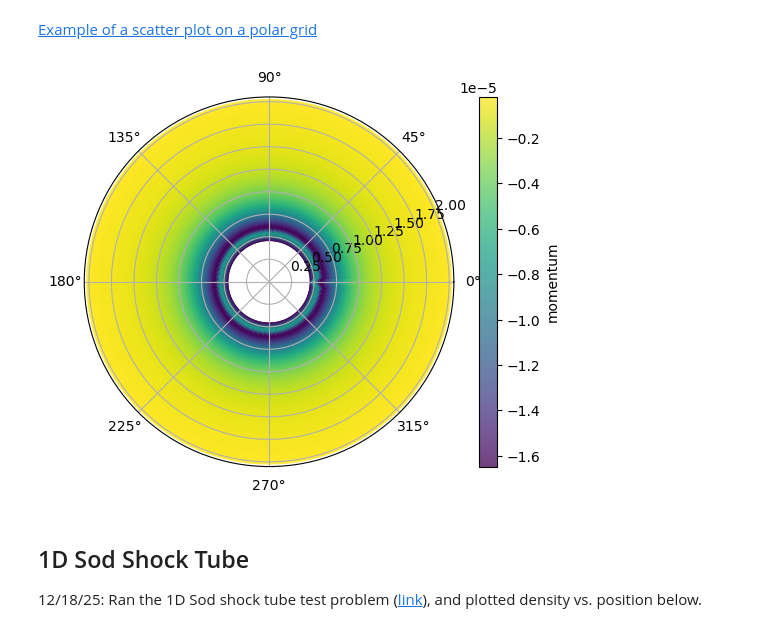
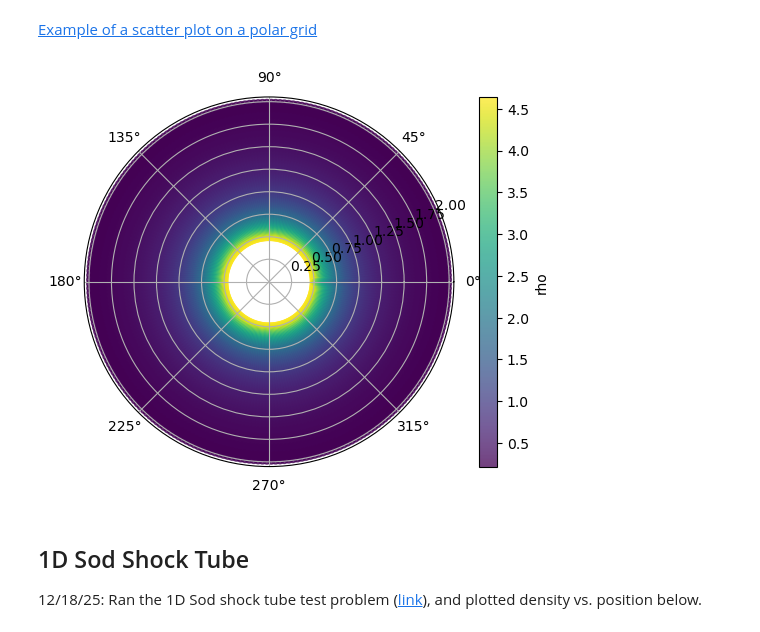
Before and after one commit to Jupiter1994/athena-warps, a Jupyter notebook: athena-results.ipynb, the cells around one changed output. Drawn from its saved outputs; the diff is of its cells as text; code cells hidden in the pictures.

```diff
--- a/athena-results.ipynb
+++ b/athena-results.ipynb
@@ -13,5 +13,5 @@ import matplotlib.cm as cm
 # %%
-file_path = "disk.out1.00001.athdf"
+file_path = "disk.out1.00143.athdf"
 
 with h5py.File(file_path, "r") as f:
     # Print all root level object names (aka keys)
@@ -70,7 +52,7 @@ conses.shape
 # %% [output]
 (4, 1, 1, 256, 64)
 # %%
-ps = conses[1,0,0,:,:] # first index determines which variable we plot
+rhos = conses[0,0,0,:,:] # first index determines which variable we plot
 # %%
 # we want thetas, rs to each be 256x64
 thetas, rs = np.meshgrid(x2vs.flatten(), x1vs.flatten(),\
@@ -84,31 +66,31 @@ thetas.shape
 # %%
 # Fixing random state for reproducibility
 # np.random.seed(19680801)
 
 # # Compute areas and colors
 # N = 150
 # r = 2 * np.random.rand(N)
 # theta = 2 * np.pi * np.random.rand(N)
 # area = 200 * r**2
 # colors = theta
 
 fig = plt.figure()
 ax = fig.add_subplot(projection='polar')
 #c = ax.scatter(theta, r, c=colors, cmap='viridis', alpha=0.75)
-c = ax.scatter(thetas, rs, c=ps, cmap='viridis', alpha=0.75)
+c = ax.scatter(thetas, rs, c=rhos, cmap='viridis', alpha=0.75)
 
 # ax = fig.add_subplot()
 # ax.pcolormesh(thetas, rs, rhos.T)
 
-fig.colorbar(c, ax=ax, label="momentum")
+fig.colorbar(c, ax=ax, label="rho")
 
-save_fig = False
+save_fig = True
 if save_fig:
-    plt.savefig("Figs/disk-rho12.png")
+    plt.savefig("Figs/disk-rho143.png")
 
 plt.show()
 # %% [output]
-[figure, old version]
+[figure, new version]
 # %% [markdown]
 ## 1D Sod Shock Tube
 
```
Also changed, not shown: parts of 2 cells of this notebook, 2 other files.
